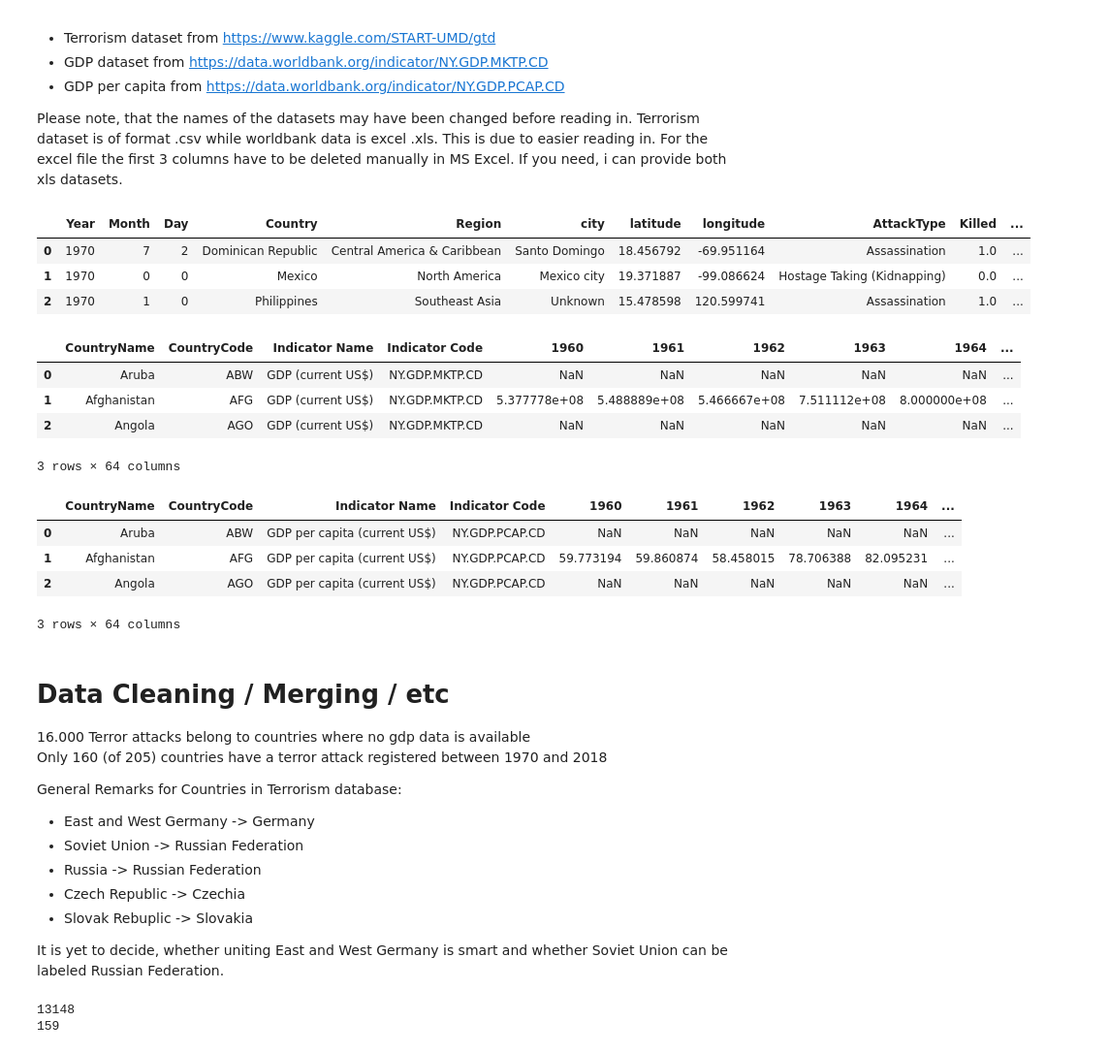
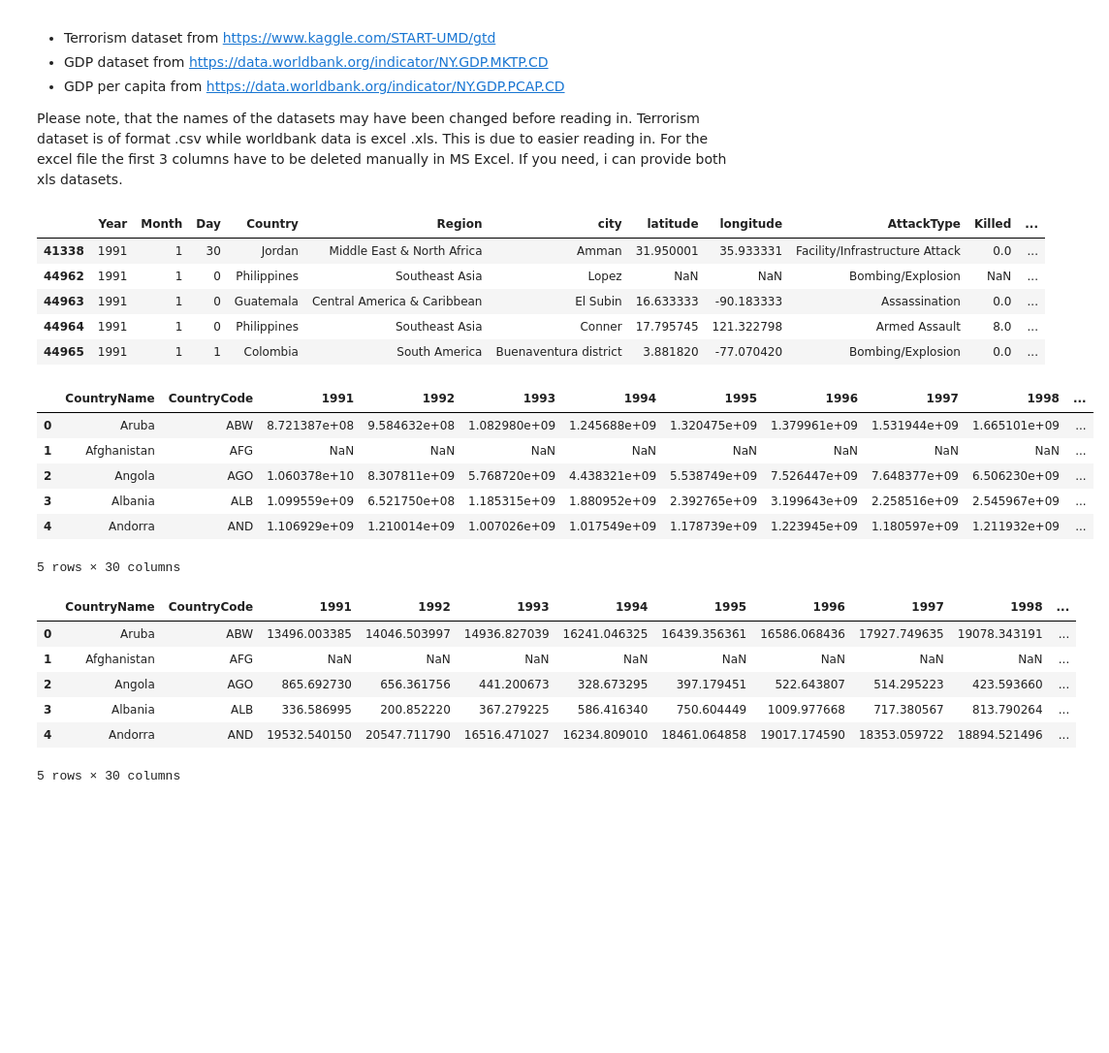
Before and after one commit to msieder/terror, a Jupyter notebook: Terror.ipynb, the cells around one changed output. Shown at 97% size. Saved outputs shown, nothing was run; the diff lists cells and outputs as text; code cells hidden in the pictures; blank space fills up the shorter version.

```diff
--- a/Terror.ipynb
+++ b/Terror.ipynb
@@ -22,66 +22,40 @@ terror.rename(columns={'iyear':'Year','imonth':'Month','iday':'Day','country_txt
 terror=terror[['Year','Month','Day','Country','Region','city','latitude','longitude','AttackType',
                'Killed','Wounded','Target','Summary','Group','Target_type','Weapon_type','Motive']]
 terror['Casualities']=terror['Killed']+terror['Wounded']
-terror.head(3)
+terror = terror[terror.Year>=1991]
+terror.head(5)
 # %% [output]
 |  | Year | Month | Day | Country | Region | city | latitude | longitude | AttackType | Killed | ... |
-| 0 | 1970 | 7 | 2 | Dominican Republic | Central America & Caribbean | Santo Domingo | 18.456792 | -69.951164 | Assassination | 1.0 | ... |
-| 1 | 1970 | 0 | 0 | Mexico | North America | Mexico city | 19.371887 | -99.086624 | Hostage Taking (Kidnapping) | 0.0 | ... |
-| 2 | 1970 | 1 | 0 | Philippines | Southeast Asia | Unknown | 15.478598 | 120.599741 | Assassination | 1.0 | ... |
+| 41338 | 1991 | 1 | 30 | Jordan | Middle East & North Africa | Amman | 31.950001 | 35.933331 | Facility/Infrastructure Attack | 0.0 | ... |
+| 44962 | 1991 | 1 | 0 | Philippines | Southeast Asia | Lopez | NaN | NaN | Bombing/Explosion | NaN | ... |
+| 44963 | 1991 | 1 | 0 | Guatemala | Central America & Caribbean | El Subin | 16.633333 | -90.183333 | Assassination | 0.0 | ... |
+| 44964 | 1991 | 1 | 0 | Philippines | Southeast Asia | Conner | 17.795745 | 121.322798 | Armed Assault | 8.0 | ... |
+| 44965 | 1991 | 1 | 1 | Colombia | South America | Buenaventura district | 3.881820 | -77.070420 | Bombing/Explosion | 0.0 | ... |
 # %%
 gdp = pd.read_excel("./gdp_total.xls",)
 gdp.rename(columns={"Country Name":"CountryName","Country Code":"CountryCode"},inplace=True)
-gdp.head(3)
+gdp.drop(gdp.columns[[range(2,35)]], axis=1,inplace=True)
+gdp.drop("2019", axis=1, inplace=True)
+gdp.head(5)
 # %% [output]
-|  | CountryName | CountryCode | Indicator Name | Indicator Code | 1960 | 1961 | 1962 | 1963 | 1964 | ... |
-| 0 | Aruba | ABW | GDP (current US$) | NY.GDP.MKTP.CD | NaN | NaN | NaN | NaN | NaN | ... |
-| 1 | Afghanistan | AFG | GDP (current US$) | NY.GDP.MKTP.CD | 5.377778e+08 | 5.488889e+08 | 5.466667e+08 | 7.511112e+08 | 8.000000e+08 | ... |
-| 2 | Angola | AGO | GDP (current US$) | NY.GDP.MKTP.CD | NaN | NaN | NaN | NaN | NaN | ... |
+|  | CountryName | CountryCode | 1991 | 1992 | 1993 | 1994 | 1995 | 1996 | 1997 | 1998 | ... |
+| 0 | Aruba | ABW | 8.721387e+08 | 9.584632e+08 | 1.082980e+09 | 1.245688e+09 | 1.320475e+09 | 1.379961e+09 | 1.531944e+09 | 1.665101e+09 | ... |
+| 1 | Afghanistan | AFG | NaN | NaN | NaN | NaN | NaN | NaN | NaN | NaN | ... |
+| 2 | Angola | AGO | 1.060378e+10 | 8.307811e+09 | 5.768720e+09 | 4.438321e+09 | 5.538749e+09 | 7.526447e+09 | 7.648377e+09 | 6.506230e+09 | ... |
+| 3 | Albania | ALB | 1.099559e+09 | 6.521750e+08 | 1.185315e+09 | 1.880952e+09 | 2.392765e+09 | 3.199643e+09 | 2.258516e+09 | 2.545967e+09 | ... |
+| 4 | Andorra | AND | 1.106929e+09 | 1.210014e+09 | 1.007026e+09 | 1.017549e+09 | 1.178739e+09 | 1.223945e+09 | 1.180597e+09 | 1.211932e+09 | ... |
-3 rows × 64 columns
+5 rows × 30 columns
 # %%
 capita = pd.read_excel("./gdp_capita.xls")
 capita.rename(columns={"Country Name":"CountryName","Country Code":"CountryCode"},inplace=True)
-capita.head(3)
+capita.drop(capita.columns[[range(2,35)]], axis=1,inplace=True)
+capita.drop("2019", axis=1, inplace=True)
+capita.head(5)
 # %% [output]
-|  | CountryName | CountryCode | Indicator Name | Indicator Code | 1960 | 1961 | 1962 | 1963 | 1964 | ... |
-| 0 | Aruba | ABW | GDP per capita (current US$) | NY.GDP.PCAP.CD | NaN | NaN | NaN | NaN | NaN | ... |
-| 1 | Afghanistan | AFG | GDP per capita (current US$) | NY.GDP.PCAP.CD | 59.773194 | 59.860874 | 58.458015 | 78.706388 | 82.095231 | ... |
-| 2 | Angola | AGO | GDP per capita (current US$) | NY.GDP.PCAP.CD | NaN | NaN | NaN | NaN | NaN | ... |
+|  | CountryName | CountryCode | 1991 | 1992 | 1993 | 1994 | 1995 | 1996 | 1997 | 1998 | ... |
+| 0 | Aruba | ABW | 13496.003385 | 14046.503997 | 14936.827039 | 16241.046325 | 16439.356361 | 16586.068436 | 17927.749635 | 19078.343191 | ... |
+| 1 | Afghanistan | AFG | NaN | NaN | NaN | NaN | NaN | NaN | NaN | NaN | ... |
+| 2 | Angola | AGO | 865.692730 | 656.361756 | 441.200673 | 328.673295 | 397.179451 | 522.643807 | 514.295223 | 423.593660 | ... |
+| 3 | Albania | ALB | 336.586995 | 200.852220 | 367.279225 | 586.416340 | 750.604449 | 1009.977668 | 717.380567 | 813.790264 | ... |
+| 4 | Andorra | AND | 19532.540150 | 20547.711790 | 16516.471027 | 16234.809010 | 18461.064858 | 19017.174590 | 18353.059722 | 18894.521496 | ... |
-3 rows × 64 columns
+5 rows × 30 columns
-# %% [markdown]
-# Data Cleaning / Merging / etc
-16.000 Terror attacks belong to countries where no gdp data is available <br/> Only 160 (of 205) countries have a terror attack registered between 1970 and 2018
-
-General Remarks for Countries in Terrorism database:
-* East and West Germany -> Germany
-* Soviet Union -> Russian Federation
-* Russia -> Russian Federation
-* Czech Republic -> Czechia
-* Slovak Rebuplic -> Slovakia
-
-It is yet to decide, whether uniting East and West Germany is smart and whether Soviet Union can be labeled Russian Federation.
-# %%
-#terror.Country.unique()    #Shows all countries in terror dataset
-#list(pycountry.countries)  #Shows all countries available with pycountry library
-# Czech Republic is available
-# Slovak Republic is available
-# Czechoslovakia
-# East and West Germany? East Germany (GDR) vs West Germany (FRG)
-# Soviet Union
-# Russia ?? Why no ISO Code? -> Russian Federation
-
-terror = terror.replace("Russia","Russian Federation")
-terror = terror.replace("Soviet Union","Russian Federation")
-terror = terror.replace("Czech Republic","Czechia")
-terror = terror.replace("Slovak Republic","Slovakia")
-terror = terror.replace("East Germany (GDR)","Germany")
-terror = terror.replace("West Germany (FRG)","Germany")
-
-print(len(terror)-sum(terror.Country.isin(gdp.CountryName).astype(int)))
-# Around 13.000 Terror attacks cannot be assigned to a country with gdp
-print(sum(gdp.CountryName.isin(terror.Country).astype(int)))
-#159 Countries from gdp are also in the terrorism dataset.
-#Numbers might change further depending on preprocessing
-# %% [output]
-13148
-159
```
Also changed, not shown: parts of 17 cells of this notebook.
